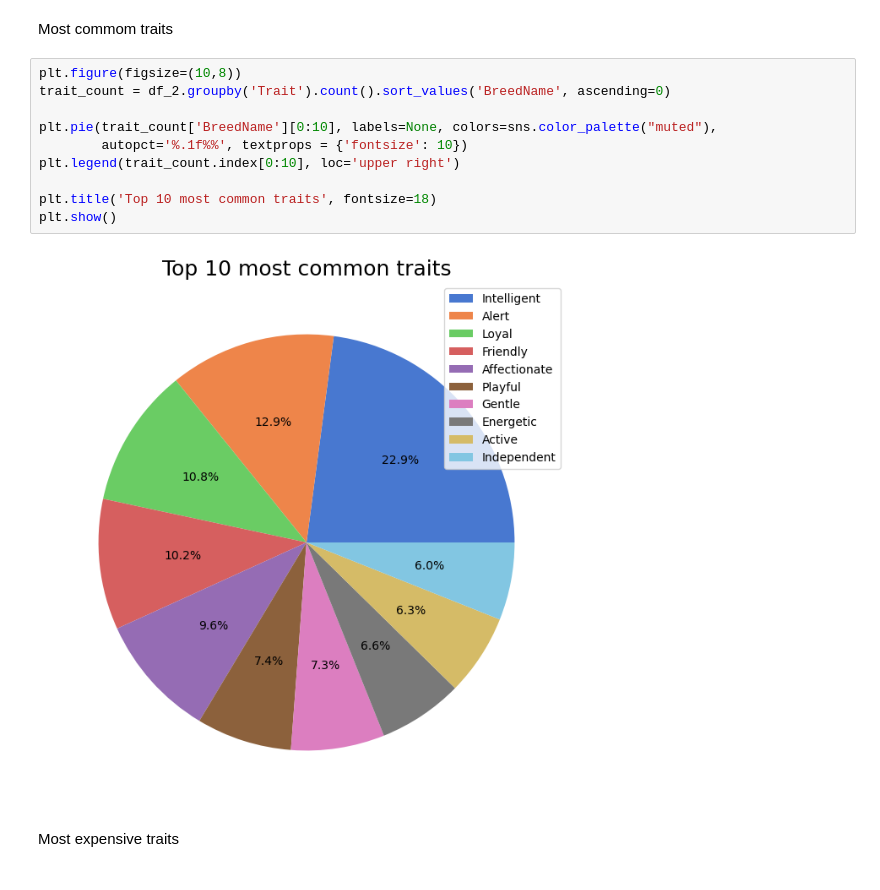
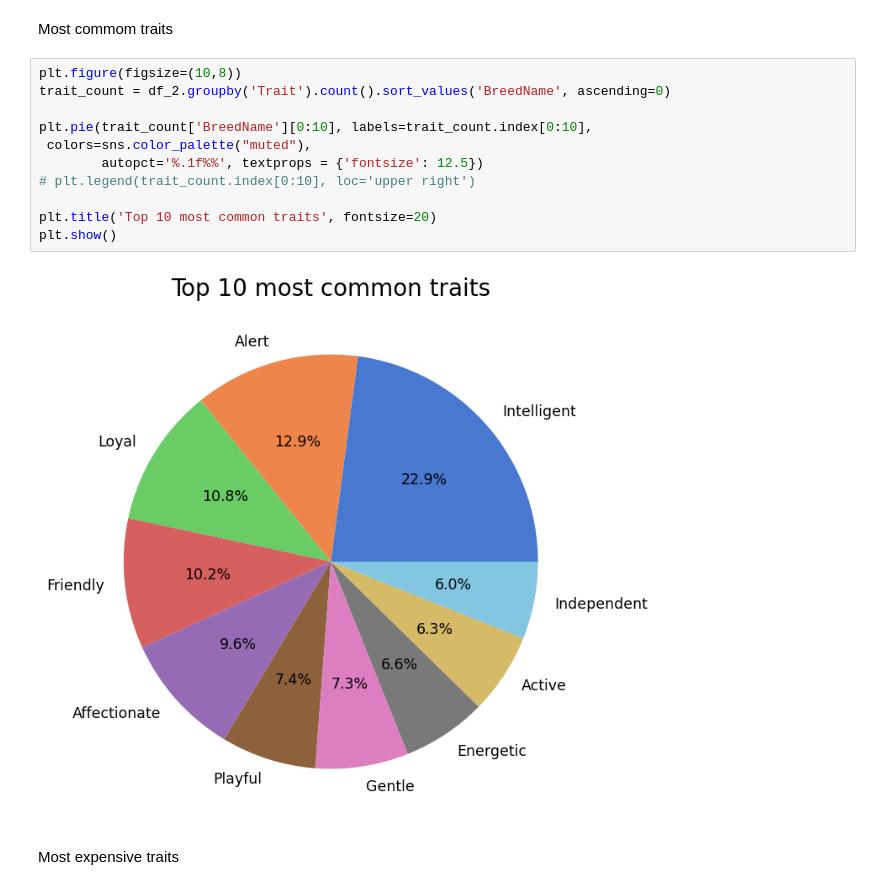
Before and after one commit to LuizEduardoPedace/dog, a Jupyter notebook: main.ipynb, the cells around one changed output. Saved outputs shown, nothing was run; the diff lists cells and outputs as text.

```diff
--- a/main.ipynb
+++ b/main.ipynb
@@ -377,15 +503,16 @@ Most commom traits
 # %%
 plt.figure(figsize=(10,8))
 trait_count = df_2.groupby('Trait').count().sort_values('BreedName', ascending=0)
 
-plt.pie(trait_count['BreedName'][0:10], labels=None, colors=sns.color_palette("muted"),
-        autopct='%.1f%%', textprops = {'fontsize': 10})
-plt.legend(trait_count.index[0:10], loc='upper right')
+plt.pie(trait_count['BreedName'][0:10], labels=trait_count.index[0:10],
+ colors=sns.color_palette("muted"),
+        autopct='%.1f%%', textprops = {'fontsize': 12.5})
+# plt.legend(trait_count.index[0:10], loc='upper right')
 
-plt.title('Top 10 most common traits', fontsize=18)
+plt.title('Top 10 most common traits', fontsize=20)
 plt.show()
 # %% [output]
-[figure, old version]
+[figure, new version]
 # %% [markdown]
 Most expensive traits
 # %%
```
Also changed, not shown: parts of 21 cells of this notebook, 18 other files.
